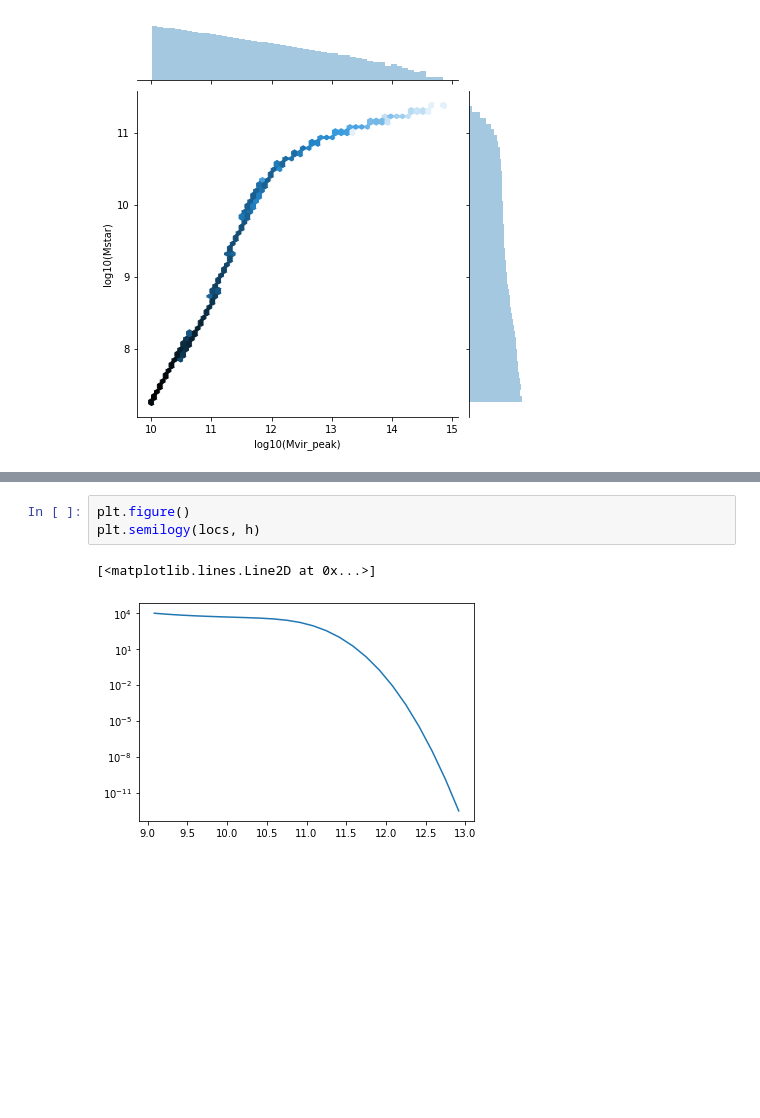
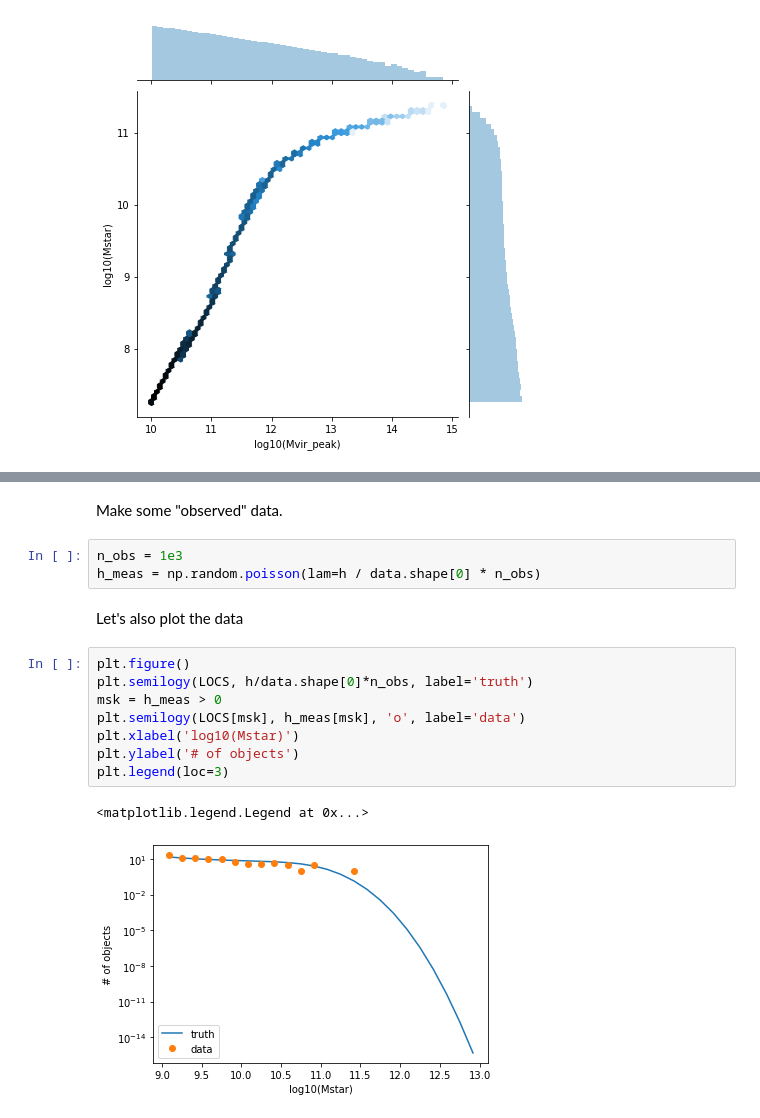
Before and after one commit to ArgonneCPAC/bnlhack19, a Jupyter notebook: notebooks/kernel_hist_end_to_end.ipynb, the cells around one changed output, grey strips where cells are left out. Drawn from its saved outputs; the diff is of its cells as text; blank space fills up the shorter version.

```diff
--- a/notebooks/kernel_hist_end_to_end.ipynb
+++ b/notebooks/kernel_hist_end_to_end.ipynb
@@ -198,8 +218,20 @@ Wall time: 1.49 s
-# %%
-plt.figure()
-plt.semilogy(locs, h)
-# %% [output]
-[<matplotlib.lines.Line2D at 0x...>]
-[figure, removed]
+# %% [markdown]
+Make some "observed" data.
+# %%
+n_obs = 1e3
+h_meas = np.random.poisson(lam=h / data.shape[0] * n_obs)
+# %% [markdown]
+Let's also plot the data
+# %%
+plt.figure()
+plt.semilogy(LOCS, h/data.shape[0]*n_obs, label='truth')
+msk = h_meas > 0
+plt.semilogy(LOCS[msk], h_meas[msk], 'o', label='data')
+plt.xlabel('log10(Mstar)')
+plt.ylabel('# of objects')
+plt.legend(loc=3)
+# %% [output]
+<matplotlib.legend.Legend at 0x...>
+[figure, added]
 # %%
 plt.figure()
```
Also changed, not shown: parts of 28 cells of this notebook.
